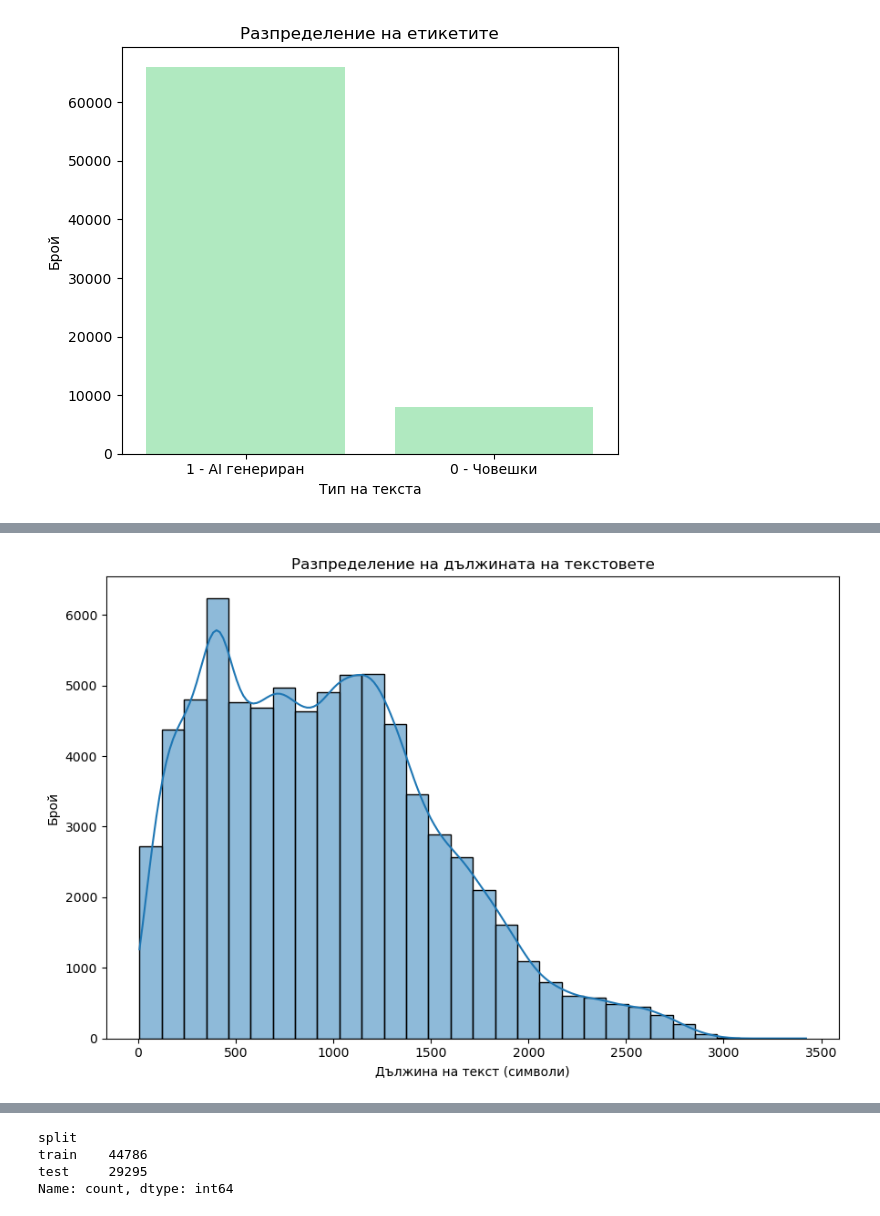
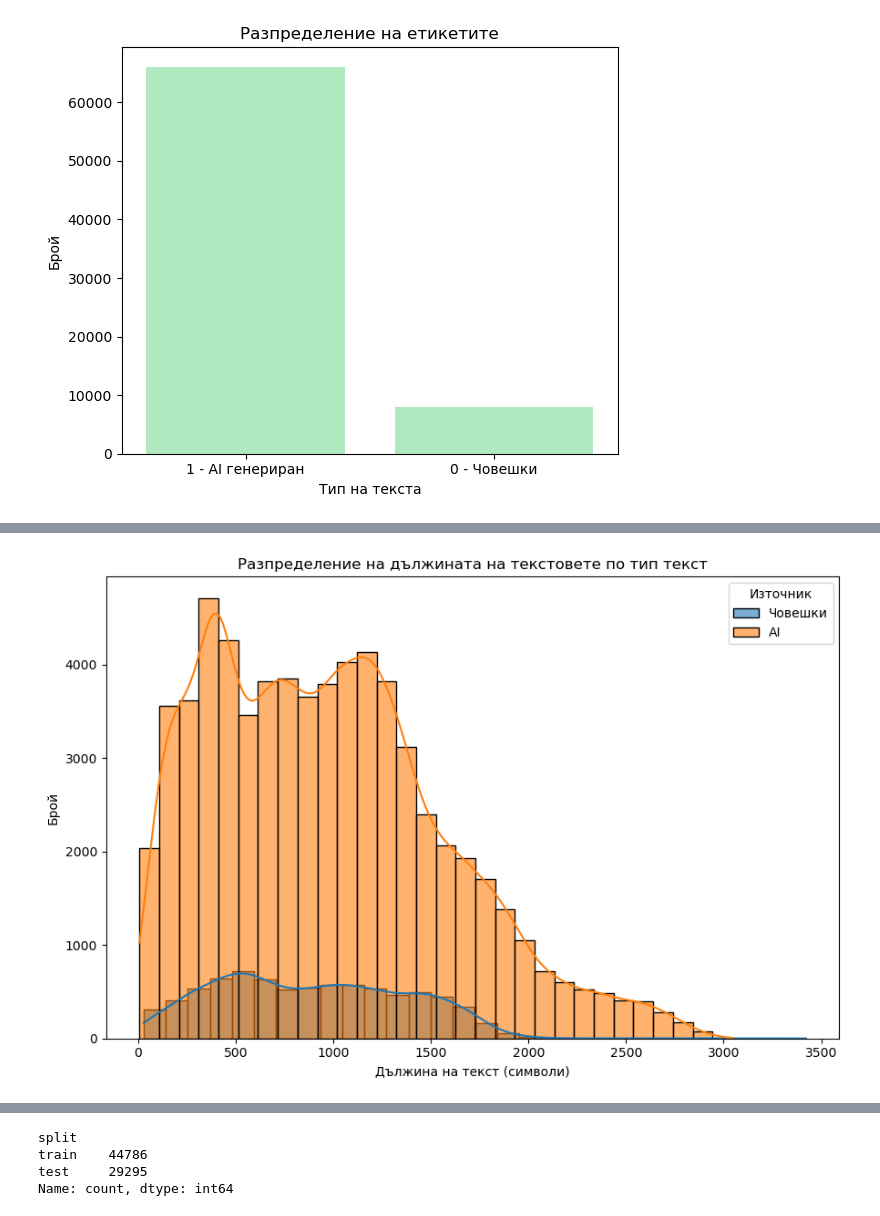
Before and after one commit to savina01/human-generated-and-artificial-intelligence-generated-text-notebook, a Jupyter notebook: 9.07.25.ipynb, the cells around one changed output, grey strips where cells are left out. Saved outputs shown, nothing was run; the diff lists cells and outputs as text; code cells hidden in the pictures.

```diff
--- a/9.07.25.ipynb
+++ b/9.07.25.ipynb
@@ -165,13 +237,33 @@ Name: count, Length: 75, dtype: int64
 # %%
+mask_human = duplicate_data['label'] == 0
+mask_ai = duplicate_data['label'] == 1
+
 plt.figure(figsize=(9, 6))
-sns.histplot(duplicate_data['text'].dropna().apply(len), kde=True, bins=30)
-plt.title('Разпределение на дължината на текстовете')
+sns.histplot(
+    duplicate_data.loc[mask_human, 'text'].str.len(),
+    bins=30,
+    kde=True,
+    color='tab:blue',
+    alpha=0.6,
+    label='Човешки'
+)
+sns.histplot(
+    duplicate_data.loc[mask_ai, 'text'].str.len(),
+    bins=30,
+    kde=True,
+    color='tab:orange',
+    alpha=0.6,
+    label='AI'
+)
+
+plt.title('Разпределение на дължината на текстовете по тип текст')
+plt.xlabel('Дължина на текст (символи)')
 plt.ylabel('Брой')
-plt.xlabel('Дължина на текст (символи)')
+plt.legend(title='Източник')
 plt.tight_layout()
 plt.show()
 # %% [output]
-[figure, old version]
+[figure, new version]
 # %%
 # Брой езици + графика
 if 'language' in duplicate_data.columns:
```
Also changed, not shown: parts of 36 cells of this notebook.
